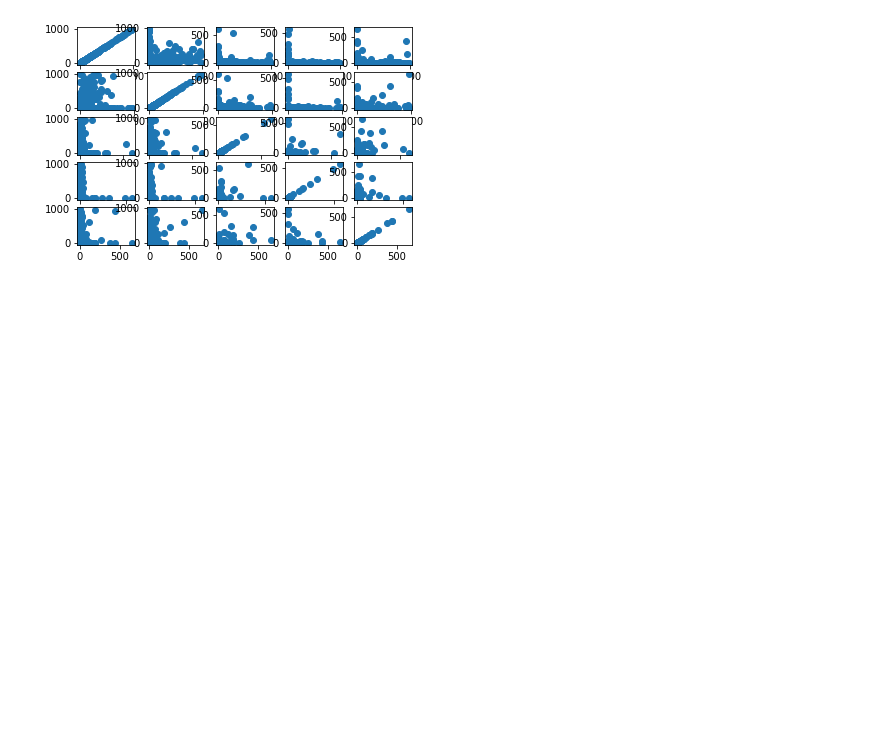
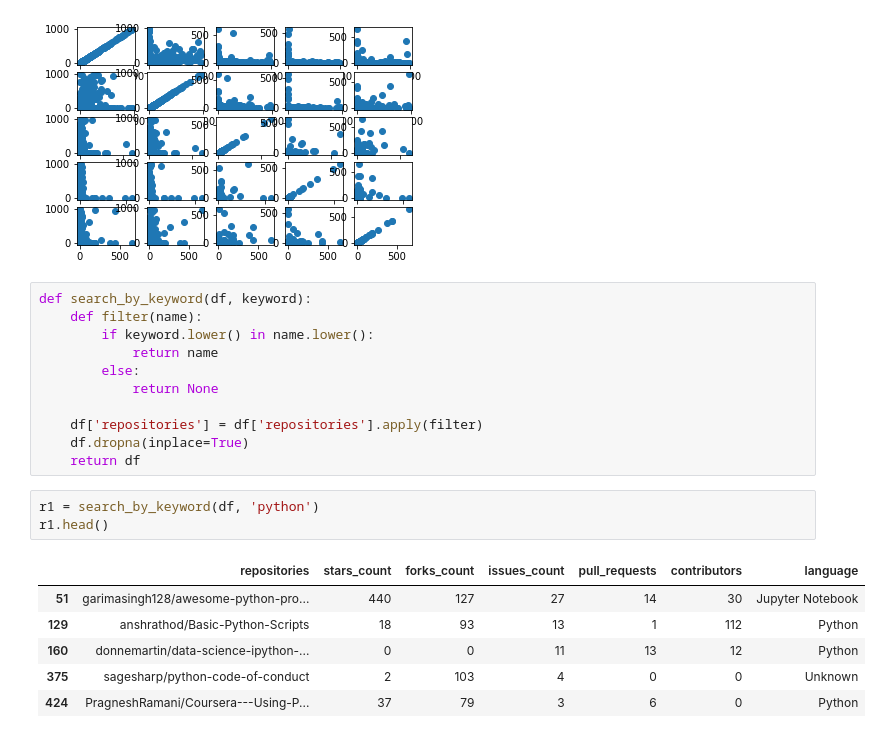
Before and after one commit to LeoLi1223/Beacon, a Jupyter notebook: preprocessing.ipynb, the cells around one changed output. Drawn from its saved outputs; the diff is of its cells as text; blank space fills up the shorter version.

Commit message:
add search by keyword

```diff
--- a/preprocessing.ipynb
+++ b/preprocessing.ipynb
@@ -172,3 +172,24 @@ for i in range(5):
         ax[i, j] = ax[i, j].scatter(choices[i], choices[j])
 # %% [output]
 [figure]
+# %%
+def search_by_keyword(df, keyword):
+    def filter(name):
+        if keyword.lower() in name.lower():
+            return name
+        else:
+            return None
+
+    df['repositories'] = df['repositories'].apply(filter)
+    df.dropna(inplace=True)
+    return df
+# %%
+r1 = search_by_keyword(df, 'python')
+r1.head()
+# %% [output]
+|  | repositories | stars_count | forks_count | issues_count | pull_requests | contributors | language |
+| 51 | garimasingh128/awesome-python-pro... | 440 | 127 | 27 | 14 | 30 | Jupyter Notebook |
+| 129 | anshrathod/Basic-Python-Scripts | 18 | 93 | 13 | 1 | 112 | Python |
+| 160 | donnemartin/data-science-ipython-... | 0 | 0 | 11 | 13 | 12 | Python |
+| 375 | sagesharp/python-code-of-conduct | 2 | 103 | 4 | 0 | 0 | Unknown |
+| 424 | PragneshRamani/Coursera---Using-P... | 37 | 79 | 3 | 6 | 0 | Python |
```
Also changed, not shown: 1 other file.
